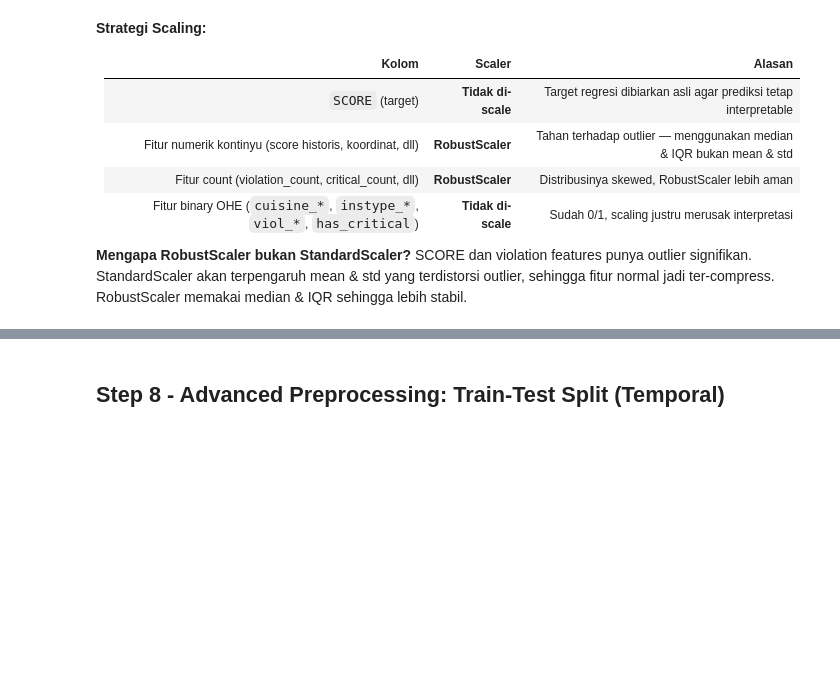
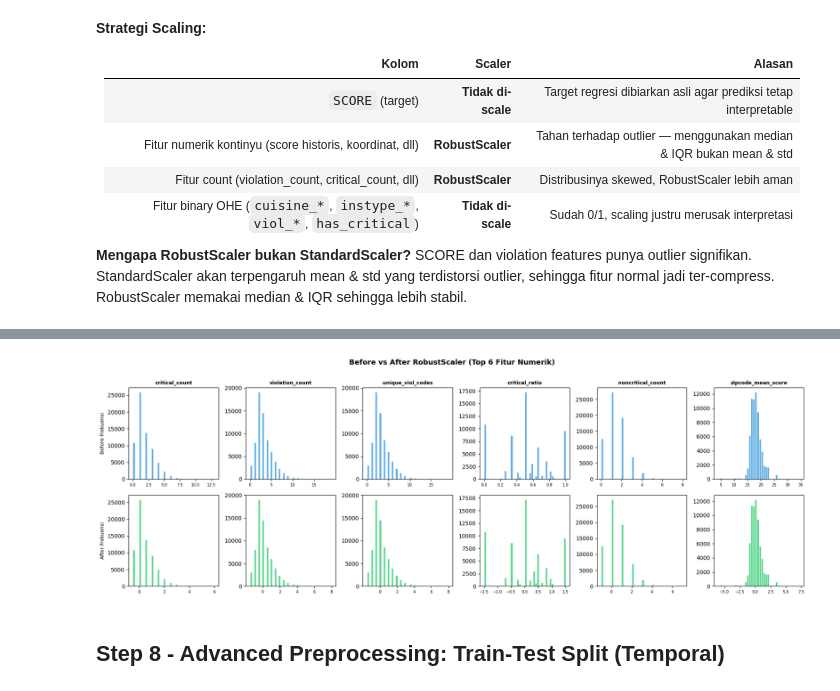
Before and after one commit to HUB37T/8-Hubert-Naufal, a Jupyter notebook: Tempat kerja Hubert/Nyoba Final.ipynb, the cells around one changed output, grey strips where cells are left out. Drawn from its saved outputs; the diff is of its cells as text; code cells hidden in the pictures; blank space fills up the shorter version.

```diff
--- a/Tempat kerja Hubert/Nyoba Final.ipynb
+++ b/Tempat kerja Hubert/Nyoba Final.ipynb
@@ -1240,30 +1443,27 @@ print(df_scaled[scale_cols[:5]].describe().round(3))
 # %%
-# ── 6c. Visualisasi Before vs After Scaling (top 6 fitur paling korelasi) ─────
 top6_scale = [c for c in final_corr["feature"].tolist() if c in scale_cols][:6]
 
 fig, axes = plt.subplots(2, len(top6_scale), figsize=(18, 6))
 
 for i, col in enumerate(top6_scale):
-    # Before
     axes[0, i].hist(df_encoded[col].dropna(), bins=40,
                     color="#3498db", edgecolor="white", alpha=0.8)
     axes[0, i].set_title(col, fontsize=9, fontweight="bold")
     axes[0, i].set_ylabel("Frekuensi" if i == 0 else "")
     axes[0, i].tick_params(axis="x", labelsize=7)
-    if i == 0: axes[0, i].set_ylabel("Before
-Frekuensi", fontsize=9)
+    if i == 0: axes[0, i].set_ylabel("Before Frekuensi", fontsize=9)
 
-    # After
     axes[1, i].hist(df_scaled[col].dropna(), bins=40,
                     color="#2ecc71", edgecolor="white", alpha=0.8)
     axes[1, i].tick_params(axis="x", labelsize=7)
-    if i == 0: axes[1, i].set_ylabel("After
-Frekuensi", fontsize=9)
+    if i == 0: axes[1, i].set_ylabel("After Frekuensi", fontsize=9)
 
 plt.suptitle("Before vs After RobustScaler (Top 6 Fitur Numerik)",
              fontsize=13, fontweight="bold", y=1.01)
 plt.tight_layout()
 plt.show()
+# %% [output]
+[figure, added]
 # %% [markdown]
 ## Step 8 - Advanced Preprocessing: Train-Test Split (Temporal) ##
 # %% [markdown]
```
Also changed, not shown: parts of 49 cells of this notebook.
